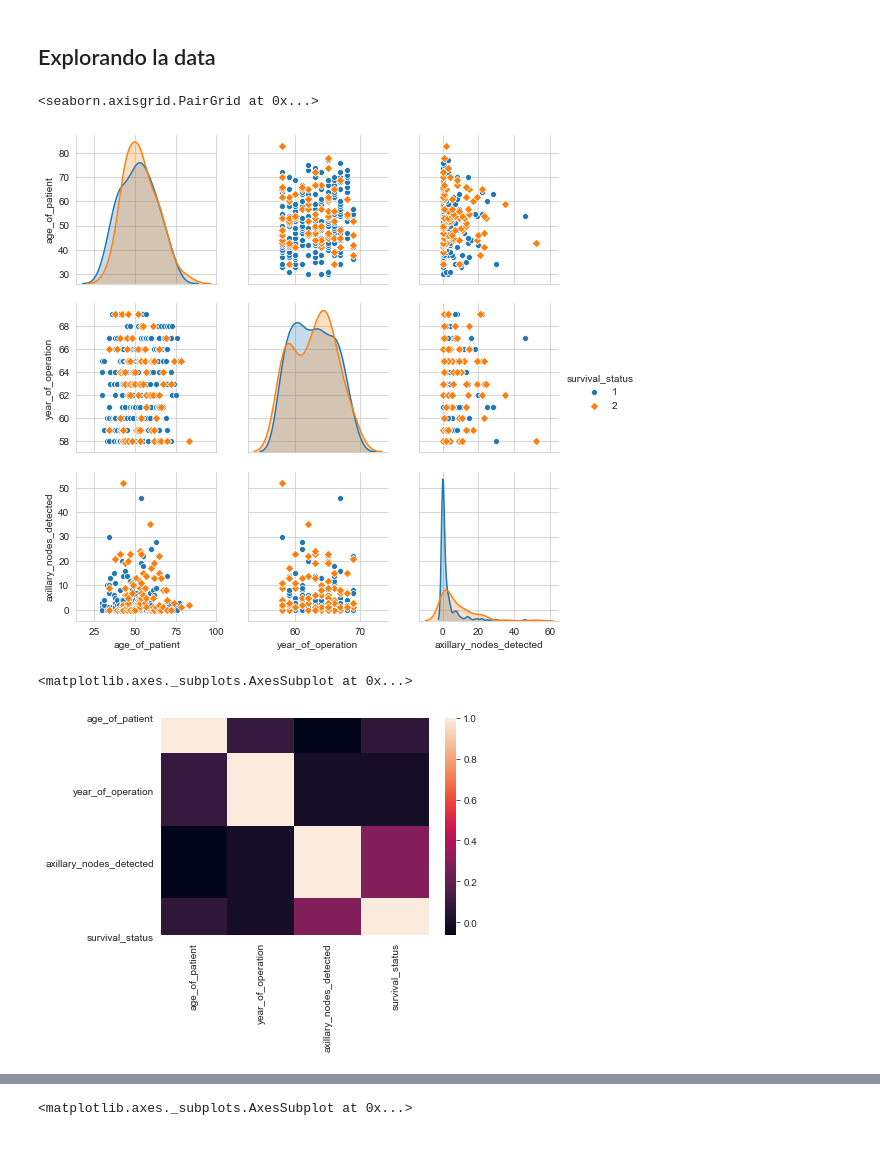
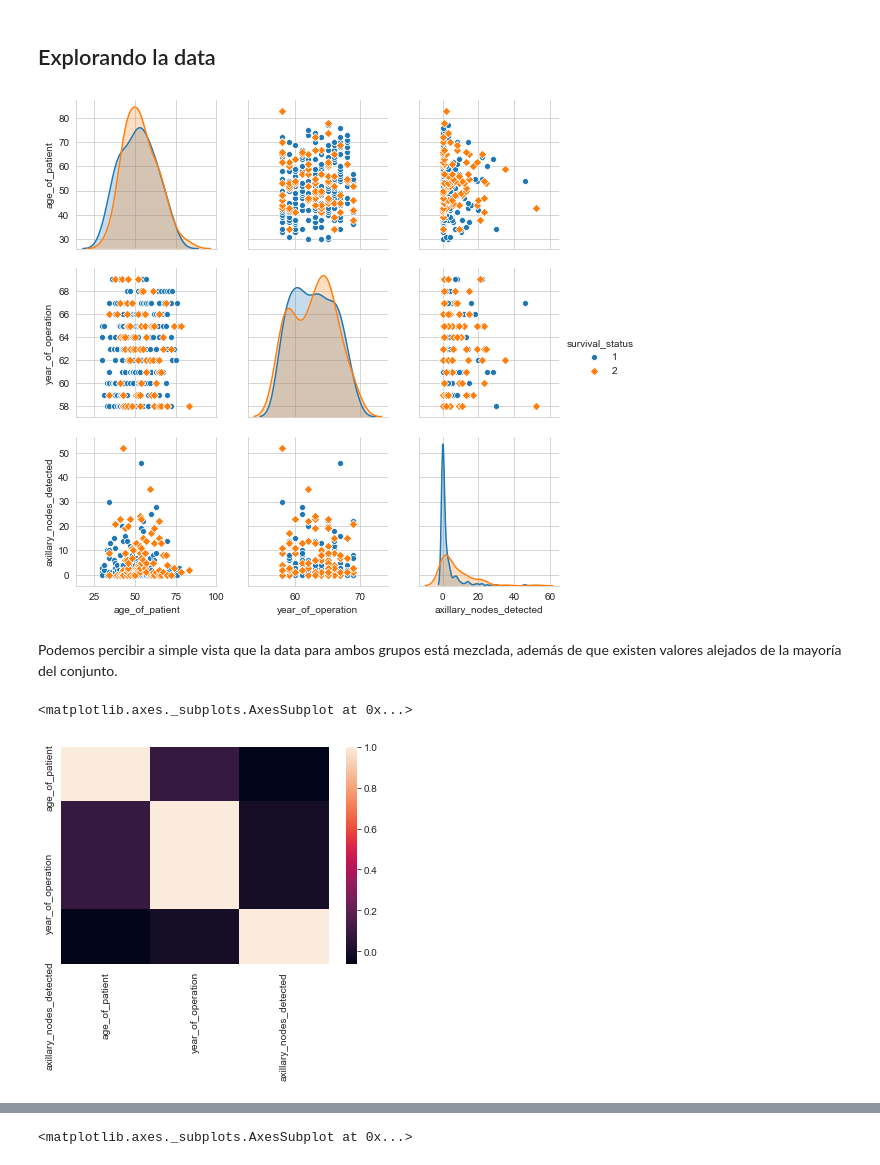
Before and after one commit to ernestomancebo/haberman-sgry-neural-ntwrk, a Jupyter notebook: Haberman Surgery.ipynb, the cells around one changed output, grey strips where cells are left out. Drawn from its saved outputs; the diff is of its cells as text; code cells hidden in the pictures.

```diff
--- a/Haberman Surgery.ipynb
+++ b/Haberman Surgery.ipynb
@@ -46,13 +69,14 @@ haberman_dataframe.head(10)
 ## Explorando la data
 # %%
 sns.set_style('whitegrid')
-sns.pairplot(data=df, hue=target_name, markers=["o", "D"], vars=column_names[:-1])
+pairplot(df, target_name, column_names[:-1])
 # %% [output]
-<seaborn.axisgrid.PairGrid at 0x...>
 [figure]
+# %% [markdown]
+Podemos percibir a simple vista que la data para ambos grupos está mezclada, además de que existen valores alejados de la mayoría del conjunto.
 # %%
-corr = df.corr()
+corr = df.iloc[:,:-1].corr()
 sns.heatmap(corr)
 # %% [output]
 <matplotlib.axes._subplots.AxesSubplot at 0x...>
-[figure, old version]
+[figure, new version]
```
Also changed, not shown: parts of 164 cells of this notebook, 1 other file.
